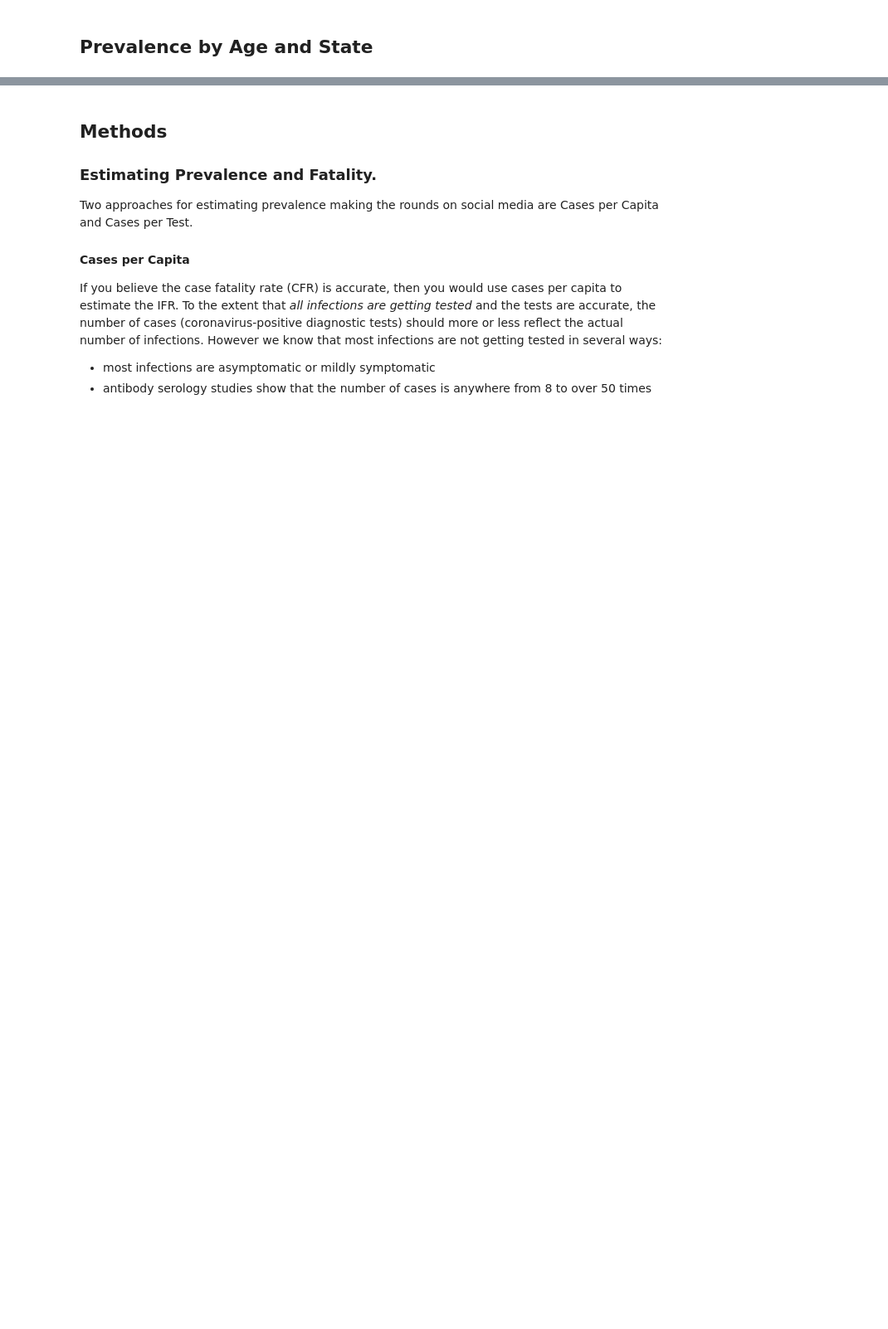
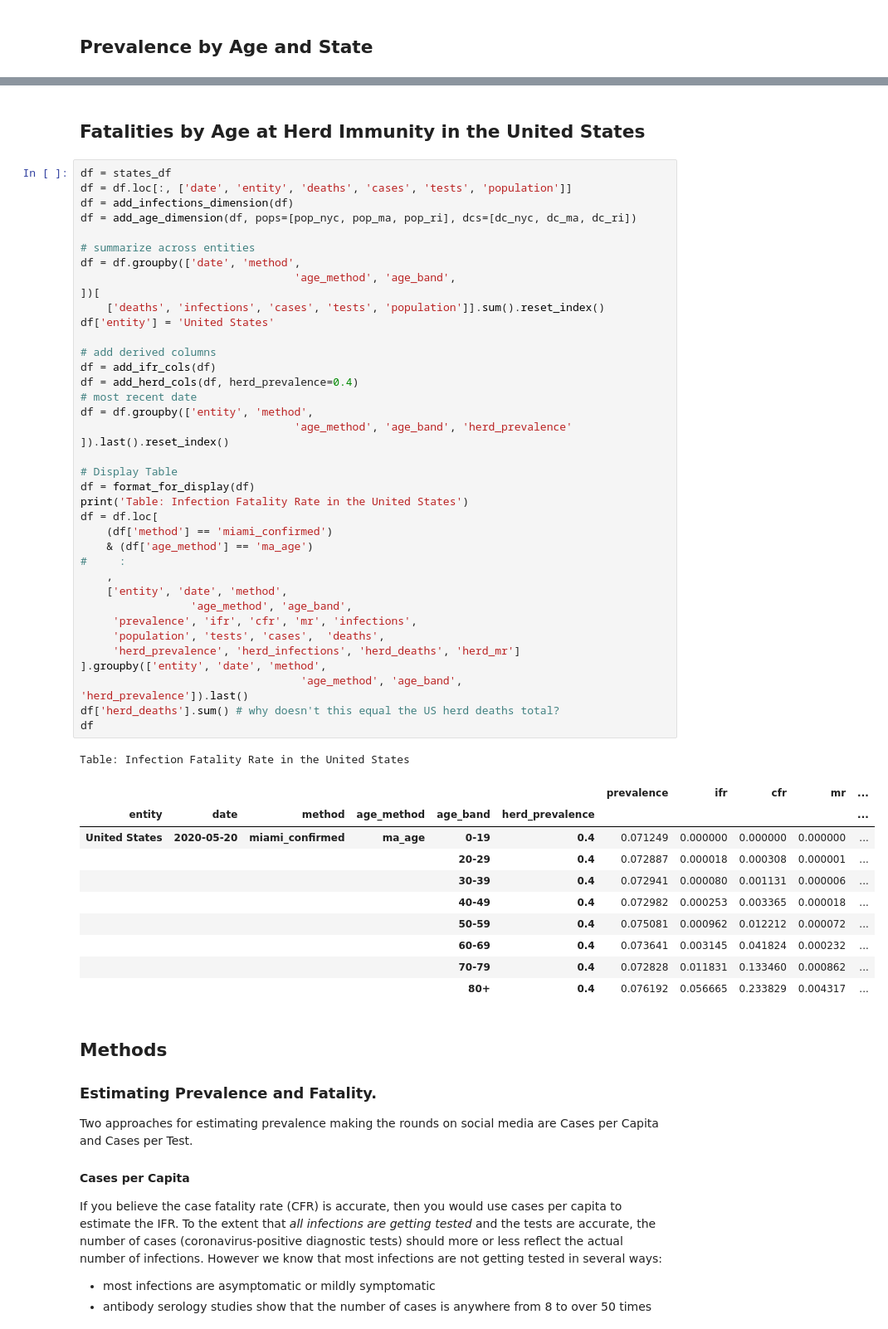
Before and after one commit to todddeluca/coronavirus, a Jupyter notebook: coronavirus_prevalence.ipynb, the cells around one changed output, grey strips where cells are left out. Shown at 83% size. Drawn from its saved outputs; the diff is of its cells as text; blank space fills up the shorter version.

Commit message:
Add herd immunity mortality burden

```diff
--- a/coronavirus_prevalence.ipynb
+++ b/coronavirus_prevalence.ipynb
@@ -376,3 +391,56 @@ Table: Infection Fatality Rate by Age and State
+# %% [markdown]
+## Fatalities by Age at Herd Immunity in the United States
+# %%
+df = states_df
+df = df.loc[:, ['date', 'entity', 'deaths', 'cases', 'tests', 'population']]
+df = add_infections_dimension(df)
+df = add_age_dimension(df, pops=[pop_nyc, pop_ma, pop_ri], dcs=[dc_nyc, dc_ma, dc_ri])
+
+# summarize across entities
+df = df.groupby(['date', 'method',
+                                 'age_method', 'age_band',
+])[
+    ['deaths', 'infections', 'cases', 'tests', 'population']].sum().reset_index()
+df['entity'] = 'United States'
+
+# add derived columns
+df = add_ifr_cols(df)
+df = add_herd_cols(df, herd_prevalence=0.4)
+# most recent date
+df = df.groupby(['entity', 'method',
+                                 'age_method', 'age_band', 'herd_prevalence'
+]).last().reset_index()
+
+# Display Table
+df = format_for_display(df)
+print('Table: Infection Fatality Rate in the United States')
+df = df.loc[
+    (df['method'] == 'miami_confirmed')
+    & (df['age_method'] == 'ma_age')
+#     :
+    ,
+    ['entity', 'date', 'method',
+                 'age_method', 'age_band',
+     'prevalence', 'ifr', 'cfr', 'mr', 'infections',
+     'population', 'tests', 'cases',  'deaths',
+     'herd_prevalence', 'herd_infections', 'herd_deaths', 'herd_mr']
+].groupby(['entity', 'date', 'method',
+                                  'age_method', 'age_band',
+'herd_prevalence']).last()
+df['herd_deaths'].sum() # why doesn't this equal the US herd deaths total?
+df
+# %% [output]
+Table: Infection Fatality Rate in the United States
+|  |  |  |  |  |  | prevalence | ifr | cfr | mr | ... |
+| entity | date | method | age_method | age_band | herd_prevalence |  |  |  |  | ... |
+| United States | 2020-05-20 | miami_confirmed | ma_age | 0-19 | 0.4 | 0.071249 | 0.000000 | 0.000000 | 0.000000 | ... |
+|  |  |  |  | 20-29 | 0.4 | 0.072887 | 0.000018 | 0.000308 | 0.000001 | ... |
+|  |  |  |  | 30-39 | 0.4 | 0.072941 | 0.000080 | 0.001131 | 0.000006 | ... |
+|  |  |  |  | 40-49 | 0.4 | 0.072982 | 0.000253 | 0.003365 | 0.000018 | ... |
+|  |  |  |  | 50-59 | 0.4 | 0.075081 | 0.000962 | 0.012212 | 0.000072 | ... |
+|  |  |  |  | 60-69 | 0.4 | 0.073641 | 0.003145 | 0.041824 | 0.000232 | ... |
+|  |  |  |  | 70-79 | 0.4 | 0.072828 | 0.011831 | 0.133460 | 0.000862 | ... |
+|  |  |  |  | 80+ | 0.4 | 0.076192 | 0.056665 | 0.233829 | 0.004317 | ... |
 # %% [markdown]
 ## Methods
 
```
Also changed, not shown: parts of 4 cells of this notebook, 2 other files.
